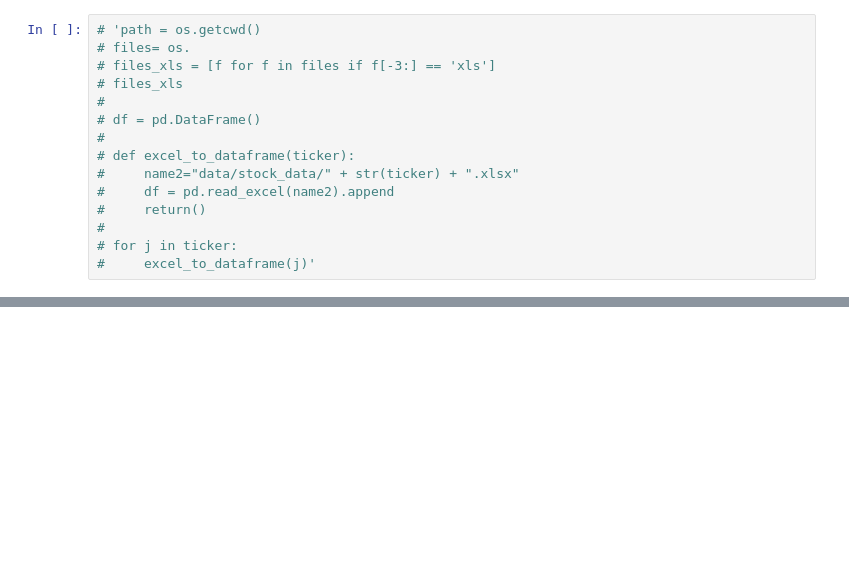
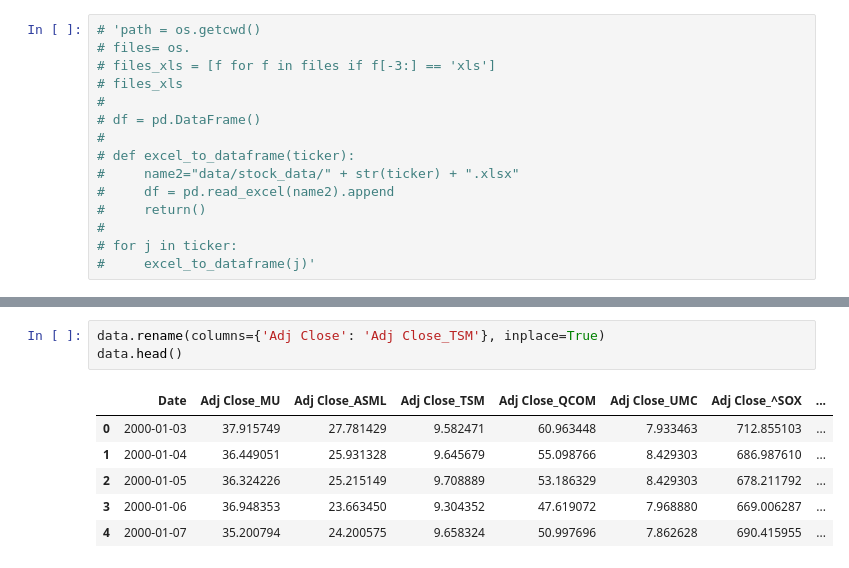
Before and after one commit to TillMeineke/machine_learning, a Jupyter notebook: independent_variable.ipynb, the cells around one changed output, grey strips where cells are left out. Drawn from its saved outputs; the diff is of its cells as text; blank space fills up the shorter version.

```diff
--- a/independent_variable.ipynb
+++ b/independent_variable.ipynb
@@ -63,0 +128,10 @@ for file in files:
+# %%
+data.rename(columns={'Adj Close': 'Adj Close_TSM'}, inplace=True)
+data.head()
+# %% [output]
+|  | Date | Adj Close_MU | Adj Close_ASML | Adj Close_TSM | Adj Close_QCOM | Adj Close_UMC | Adj Close_^SOX | ... |
+| 0 | 2000-01-03 | 37.915749 | 27.781429 | 9.582471 | 60.963448 | 7.933463 | 712.855103 | ... |
+| 1 | 2000-01-04 | 36.449051 | 25.931328 | 9.645679 | 55.098766 | 8.429303 | 686.987610 | ... |
+| 2 | 2000-01-05 | 36.324226 | 25.215149 | 9.708889 | 53.186329 | 8.429303 | 678.211792 | ... |
+| 3 | 2000-01-06 | 36.948353 | 23.663450 | 9.304352 | 47.619072 | 7.968880 | 669.006287 | ... |
+| 4 | 2000-01-07 | 35.200794 | 24.200575 | 9.658324 | 50.997696 | 7.862628 | 690.415955 | ... |
```
Also changed, not shown: parts of 13 cells of this notebook, 6 other files.
